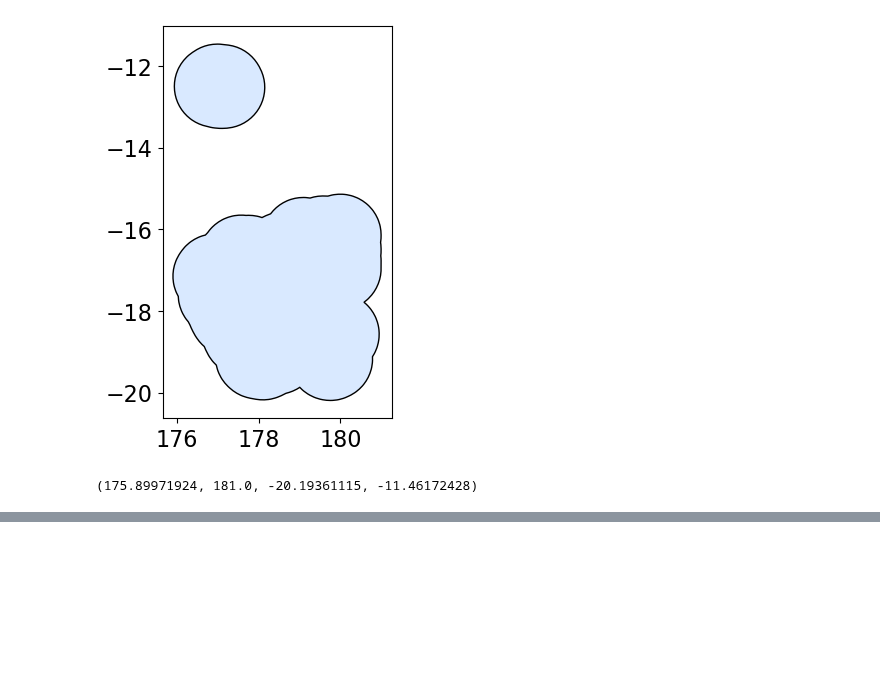
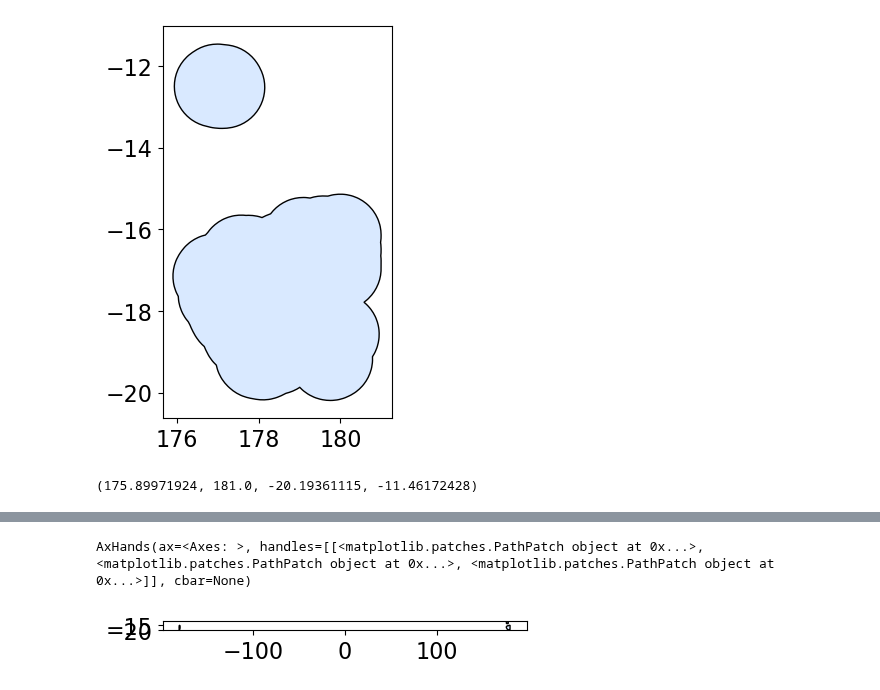
Before and after one commit to FZJ-IEK3-VSA/geokit, a Jupyter notebook: Examples/example_07_GeographyHandling.ipynb, the cells around one changed output, grey strips where cells are left out. Drawn from its saved outputs; the diff is of its cells as text; code cells hidden in the pictures; blank space fills up the shorter version.

```diff
--- a/Examples/example_07_GeographyHandling.ipynb
+++ b/Examples/example_07_GeographyHandling.ipynb
@@ -99,0 +70,11 @@ gk.drawGeoms(FJI_main_geoms_buffered_shifted[2], ax=ax, fc="b", ec=(1,1,1,0)) #
+# %%
+# the other option is to shift the geometry to the other side of the antimeridian
+# this is a common option when dealing with geometries in EPSG:4326, also e.g. in GADM data
+FJI_main_geom_buffered_splitshifted = gk.geom.fixOutOfBoundsGeoms(
+    geom=FJI_main_geom_buffered,
+    how="shift"
+)
+gk.drawGeoms(FJI_main_geom_buffered_splitshifted, figsize=(4,4))
+# %% [output]
+AxHands(ax=<Axes: >, handles=[[<matplotlib.patches.PathPatch object at 0x...>, <matplotlib.patches.PathPatch object at 0x...>, <matplotlib.patches.PathPatch object at 0x...>]], cbar=None)
+[figure, added]
```
Also changed, not shown: parts of 6 cells of this notebook.
